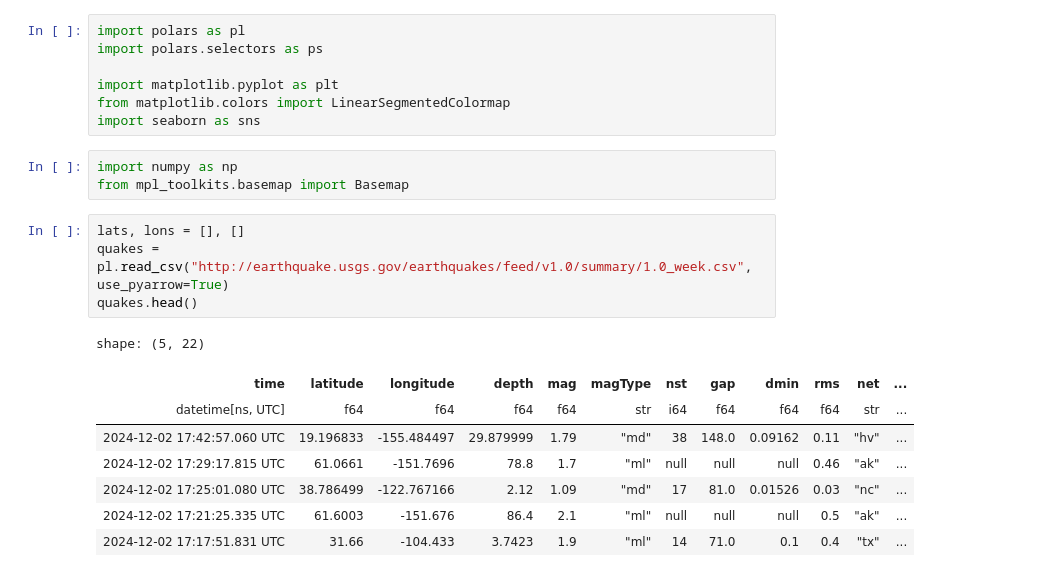
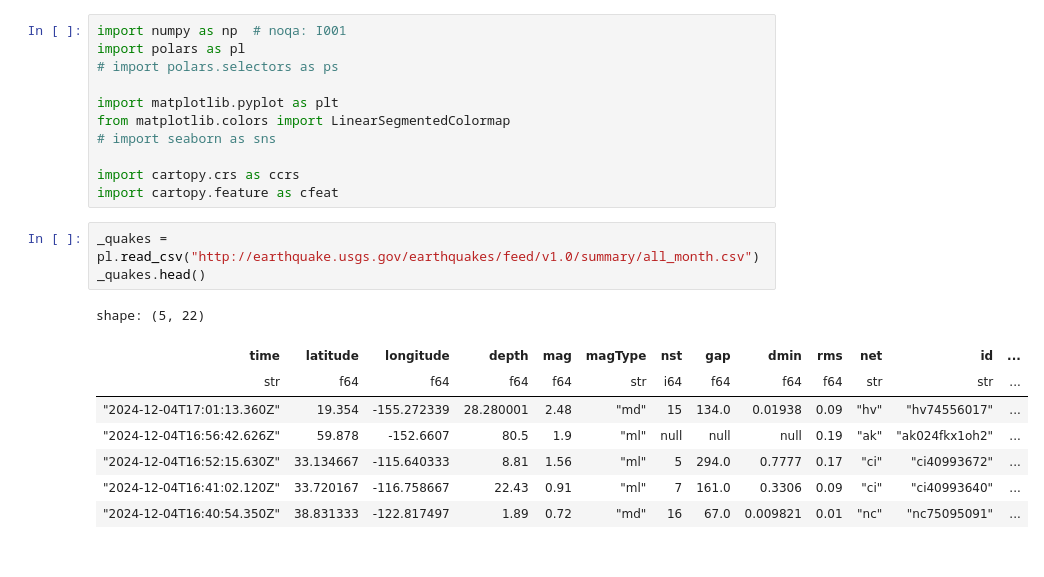
Before and after one commit to eo1989/mkt_notes_general, a Jupyter notebook: earthquake_polars.ipynb, the cells around one changed output. Cells and saved outputs as stored; diff of their text form.

Commit message:
playing with polars and geographic data

```diff
--- a/earthquake_polars.ipynb
+++ b/earthquake_polars.ipynb
@@ -1,26 +1,26 @@
 # %%
+import numpy as np  # noqa: I001
 import polars as pl
-import polars.selectors as ps
+# import polars.selectors as ps
 
 import matplotlib.pyplot as plt
 from matplotlib.colors import LinearSegmentedColormap
-import seaborn as sns
+# import seaborn as sns
+
+import cartopy.crs as ccrs
+import cartopy.feature as cfeat
-# %%
-import numpy as np
-from mpl_toolkits.basemap import Basemap
 # %%
-lats, lons = [], []
-quakes = pl.read_csv("http://earthquake.usgs.gov/earthquakes/feed/v1.0/summary/1.0_week.csv", use_pyarrow=True)
-quakes.head()
+_quakes = pl.read_csv("http://earthquake.usgs.gov/earthquakes/feed/v1.0/summary/all_month.csv")
+_quakes.head()
 # %% [output]
 shape: (5, 22)
-| time | latitude | longitude | depth | mag | magType | nst | gap | dmin | rms | net | ... |
-| datetime[ns, UTC] | f64 | f64 | f64 | f64 | str | i64 | f64 | f64 | f64 | str | ... |
-| 2024-12-02 17:42:57.060 UTC | 19.196833 | -155.484497 | 29.879999 | 1.79 | "md" | 38 | 148.0 | 0.09162 | 0.11 | "hv" | ... |
-| 2024-12-02 17:29:17.815 UTC | 61.0661 | -151.7696 | 78.8 | 1.7 | "ml" | null | null | null | 0.46 | "ak" | ... |
-| 2024-12-02 17:25:01.080 UTC | 38.786499 | -122.767166 | 2.12 | 1.09 | "md" | 17 | 81.0 | 0.01526 | 0.03 | "nc" | ... |
-| 2024-12-02 17:21:25.335 UTC | 61.6003 | -151.676 | 86.4 | 2.1 | "ml" | null | null | null | 0.5 | "ak" | ... |
-| 2024-12-02 17:17:51.831 UTC | 31.66 | -104.433 | 3.7423 | 1.9 | "ml" | 14 | 71.0 | 0.1 | 0.4 | "tx" | ... |
+| time | latitude | longitude | depth | mag | magType | nst | gap | dmin | rms | net | id | ... |
+| str | f64 | f64 | f64 | f64 | str | i64 | f64 | f64 | f64 | str | str | ... |
+| "2024-12-04T17:01:13.360Z" | 19.354 | -155.272339 | 28.280001 | 2.48 | "md" | 15 | 134.0 | 0.01938 | 0.09 | "hv" | "hv74556017" | ... |
+| "2024-12-04T16:56:42.626Z" | 59.878 | -152.6607 | 80.5 | 1.9 | "ml" | null | null | null | 0.19 | "ak" | "ak024fkx1oh2" | ... |
+| "2024-12-04T16:52:15.630Z" | 33.134667 | -115.640333 | 8.81 | 1.56 | "ml" | 5 | 294.0 | 0.7777 | 0.17 | "ci" | "ci40993672" | ... |
+| "2024-12-04T16:41:02.120Z" | 33.720167 | -116.758667 | 22.43 | 0.91 | "ml" | 7 | 161.0 | 0.3306 | 0.09 | "ci" | "ci40993640" | ... |
+| "2024-12-04T16:40:54.350Z" | 38.831333 | -122.817497 | 1.89 | 0.72 | "md" | 16 | 67.0 | 0.009821 | 0.01 | "nc" | "nc75095091" | ... |
 # %%
 # quakes_df = quakes.cast({ "latitude": pl.Float32, "longitude": pl.Float32, "depth": pl.Float32, "mag": pl.Float32 })
 # file is already small enough. no need to reduce it further.
```
Also changed, not shown: parts of 8 cells of this notebook.
